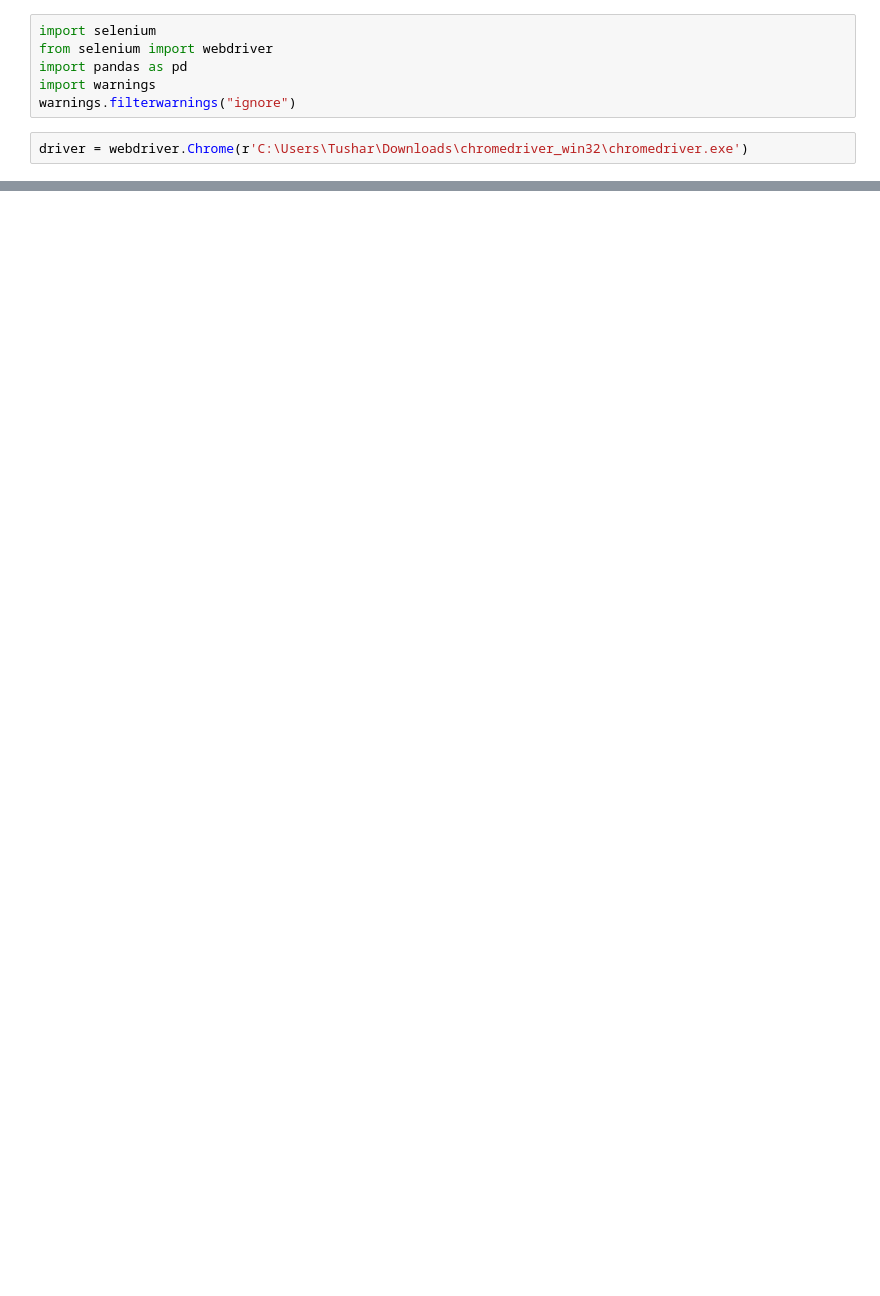
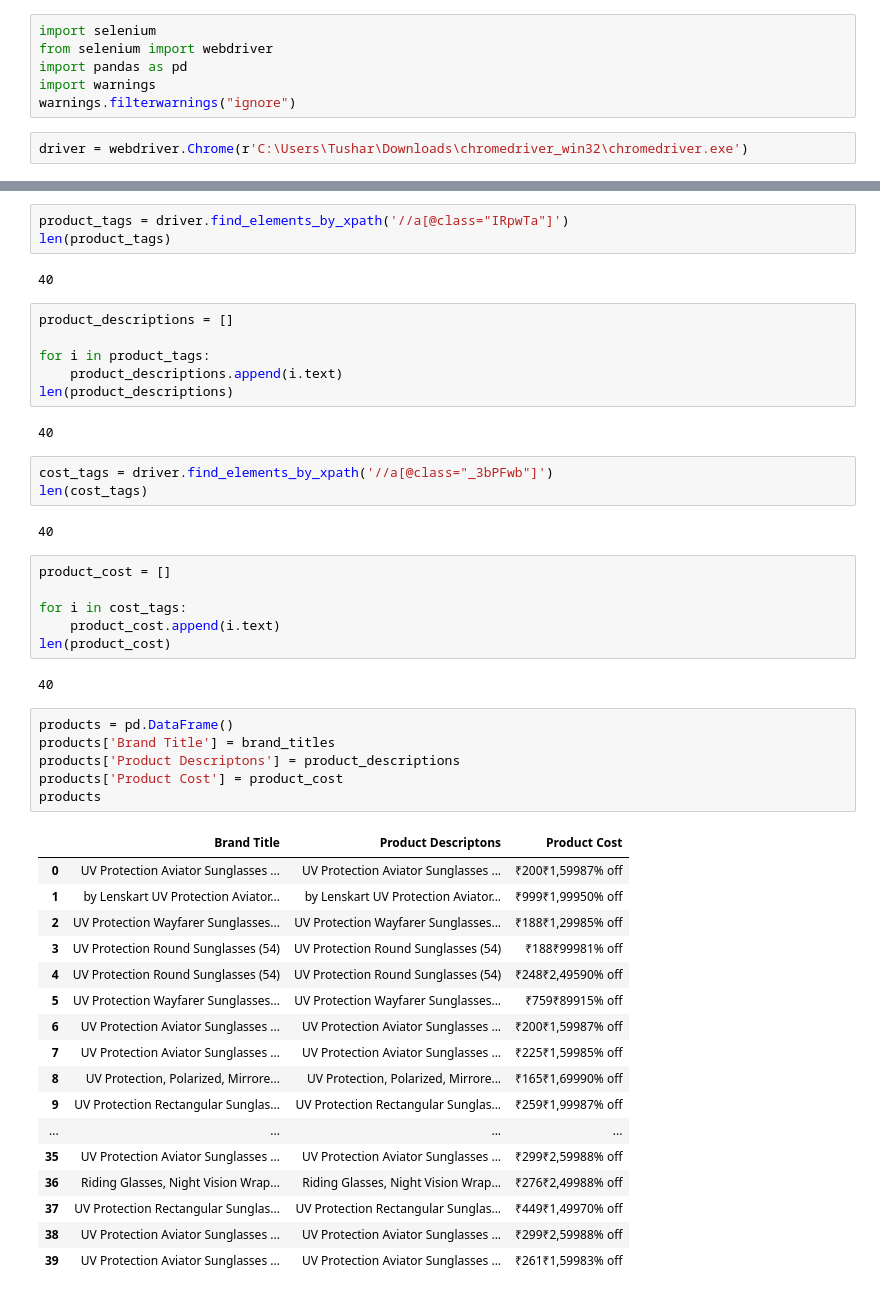
Before and after one commit to Tusharp09/Internship23, a Jupyter notebook: Assignment 2.ipynb, the cells around one changed output, grey strips where cells are left out. Saved outputs shown, nothing was run; the diff lists cells and outputs as text; blank space fills up the shorter version.

```diff
--- a/Assignment 2.ipynb
+++ b/Assignment 2.ipynb
@@ -42,0 +572,50 @@ Backtrace:
+# %%
+product_tags = driver.find_elements_by_xpath('//a[@class="IRpwTa"]')
+len(product_tags)
+# %% [output]
+40
+# %%
+product_descriptions = []
+
+for i in product_tags:
+    product_descriptions.append(i.text)
+len(product_descriptions)
+# %% [output]
+40
+# %%
+cost_tags = driver.find_elements_by_xpath('//a[@class="_3bPFwb"]')
+len(cost_tags)
+# %% [output]
+40
+# %%
+product_cost = []
+
+for i in cost_tags:
+    product_cost.append(i.text)
+len(product_cost)
+# %% [output]
+40
+# %%
+products = pd.DataFrame()
+products['Brand Title'] = brand_titles
+products['Product Descriptons'] = product_descriptions
+products['Product Cost'] = product_cost
+products
+# %% [output]
+|  | Brand Title | Product Descriptons | Product Cost |
+| 0 | UV Protection Aviator Sunglasses ... | UV Protection Aviator Sunglasses ... | ₹200₹1,59987% off |
+| 1 | by Lenskart UV Protection Aviator... | by Lenskart UV Protection Aviator... | ₹999₹1,99950% off |
+| 2 | UV Protection Wayfarer Sunglasses... | UV Protection Wayfarer Sunglasses... | ₹188₹1,29985% off |
+| 3 | UV Protection Round Sunglasses (54) | UV Protection Round Sunglasses (54) | ₹188₹99981% off |
+| 4 | UV Protection Round Sunglasses (54) | UV Protection Round Sunglasses (54) | ₹248₹2,49590% off |
+| 5 | UV Protection Wayfarer Sunglasses... | UV Protection Wayfarer Sunglasses... | ₹759₹89915% off |
+| 6 | UV Protection Aviator Sunglasses ... | UV Protection Aviator Sunglasses ... | ₹200₹1,59987% off |
+| 7 | UV Protection Aviator Sunglasses ... | UV Protection Aviator Sunglasses ... | ₹225₹1,59985% off |
+| 8 | UV Protection, Polarized, Mirrore... | UV Protection, Polarized, Mirrore... | ₹165₹1,69990% off |
+| 9 | UV Protection Rectangular Sunglas... | UV Protection Rectangular Sunglas... | ₹259₹1,99987% off |
+| ... | ... | ... | ... |
+| 35 | UV Protection Aviator Sunglasses ... | UV Protection Aviator Sunglasses ... | ₹299₹2,59988% off |
+| 36 | Riding Glasses, Night Vision Wrap... | Riding Glasses, Night Vision Wrap... | ₹276₹2,49988% off |
+| 37 | UV Protection Rectangular Sunglas... | UV Protection Rectangular Sunglas... | ₹449₹1,49970% off |
+| 38 | UV Protection Aviator Sunglasses ... | UV Protection Aviator Sunglasses ... | ₹299₹2,59988% off |
+| 39 | UV Protection Aviator Sunglasses ... | UV Protection Aviator Sunglasses ... | ₹261₹1,59983% off |
```
Also changed, not shown: parts of 81 cells of this notebook.
